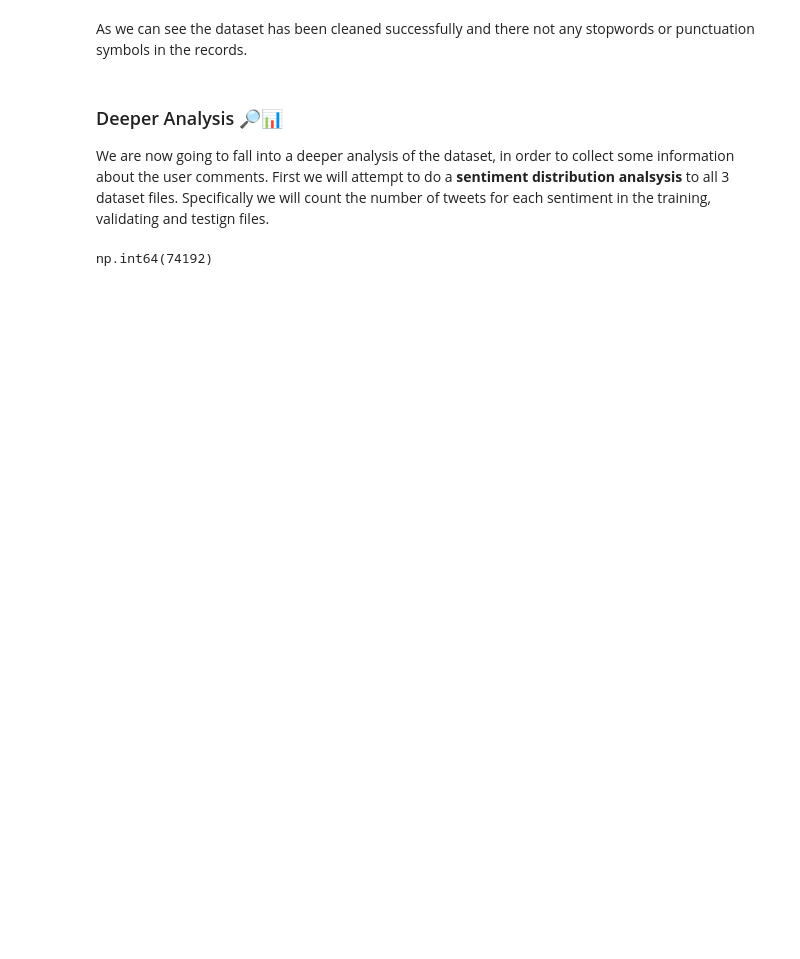
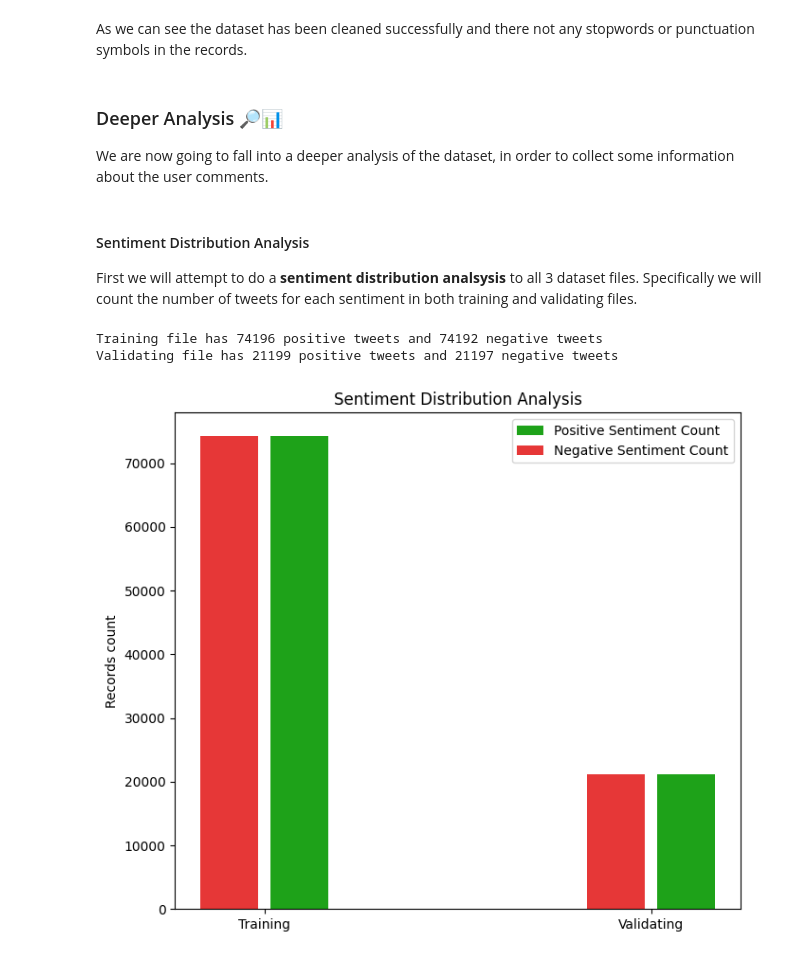
Before and after one commit to AntonisZks/Deep-Learning-for-Natural-Language-Processing, a Jupyter notebook: Notebooks/natural_language_processing.ipynb, the cells around one changed output. Saved outputs shown, nothing was run; the diff lists cells and outputs as text; code cells hidden in the pictures; blank space fills up the shorter version.

Commit message:
Deeper analysis

```diff
--- a/Notebooks/natural_language_processing.ipynb
+++ b/Notebooks/natural_language_processing.ipynb
@@ -241,10 +241,51 @@ As we can see the dataset has been cleaned successfully and there not any stopwo
 # %% [markdown]
 ### Deeper Analysis 🔎📊
 
-We are now going to fall into a deeper analysis of the dataset, in order to collect some information about the user comments. First we will attempt to do a **sentiment distribution analsysis** to all 3 dataset files. Specifically we will count the number of tweets for each sentiment in the training, validating and testign files.
+We are now going to fall into a deeper analysis of the dataset, in order to collect some information about the user comments.
+# %% [markdown]
+#### Sentiment Distribution Analysis
+
+First we will attempt to do a **sentiment distribution analsysis** to all 3 dataset files. Specifically we will count the number of tweets for each sentiment in both training and validating files.
 # %%
 def get_sentiment_distribution(df: pd.DataFrame) -> tuple[int, int]:
     positive_count, negative_count = 0, 0
-    for
+    for label in df['Label']:
+        if label == 1: positive_count += 1
+        else: negative_count += 1
+
+    return positive_count, negative_count
-# %% [output]
-np.int64(74192)
+# %%
+import numpy as np
+
+# Get the sentiment distribution analysis of training and validating files
+train_sent_dist = get_sentiment_distribution(train_df)
+val_sent_dist = get_sentiment_distribution(val_df)
+
+print(f"Training file has {train_sent_dist[0]} positive tweets and {train_sent_dist[1]} negative tweets")
+print(f"Validating file has {val_sent_dist[0]} positive tweets and {val_sent_dist[1]} negative tweets")
+
+files_labels = ["Training", "Validating"]
+
+bar_width = 0.15
+gap = 0.015
+
+# Plot the results
+fig, ax = plt.subplots(1, 1, figsize=(7, 6))
+ax.bar(np.arange(len(files_labels)) + bar_width/2+gap, [train_sent_dist[0], val_sent_dist[0]], width=bar_width, color="#1EA219", label='Positive Sentiment Count')
+ax.bar(np.arange(len(files_labels)) - bar_width/2-gap, [train_sent_dist[1], val_sent_dist[1]], width=bar_width, color="#E63737", label='Negative Sentiment Count')
+
+ax.set_title('Sentiment Distribution Analysis')
+ax.set_ylabel('Records count')
+
+ax.set_xticks(np.arange(len(files_labels)))
+ax.set_xticklabels(files_labels)
+
+plt.legend()
+plt.tight_layout()
+
+plt.savefig('../plots/dataset_sentiment_distribution.png')
+plt.show()
+# %% [output]
+Training file has 74196 positive tweets and 74192 negative tweets
+Validating file has 21199 positive tweets and 21197 negative tweets
+[figure, added]
```
Also changed, not shown: parts of 7 cells of this notebook, 10 other files.
